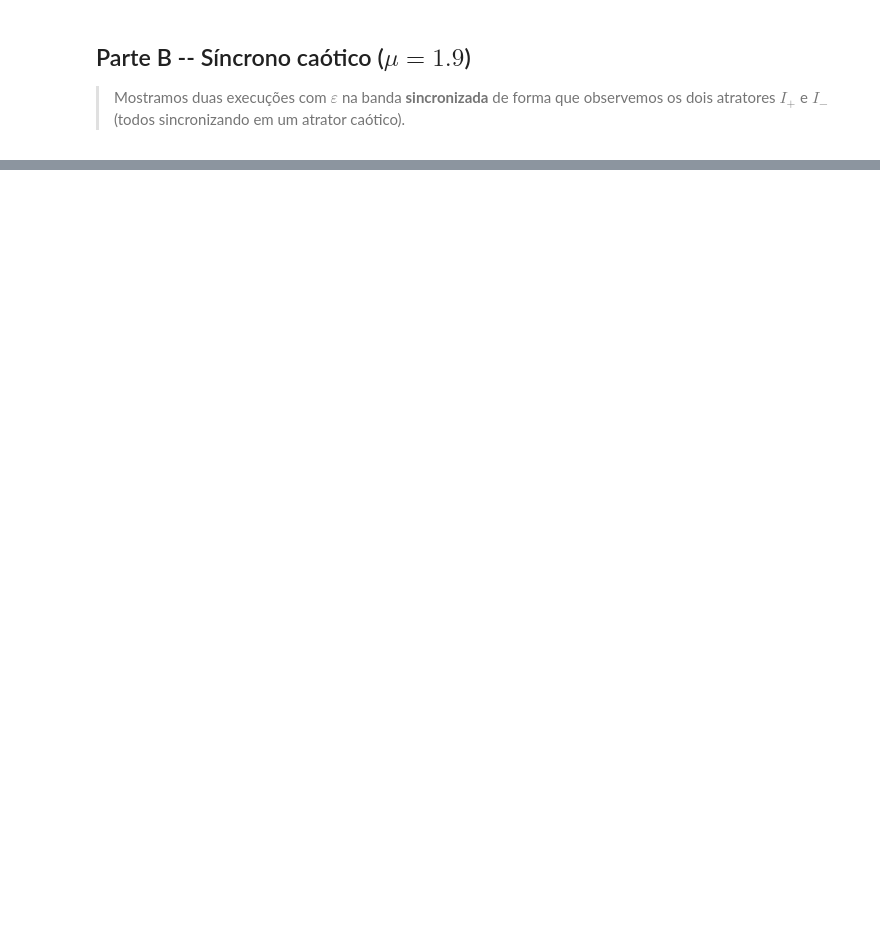
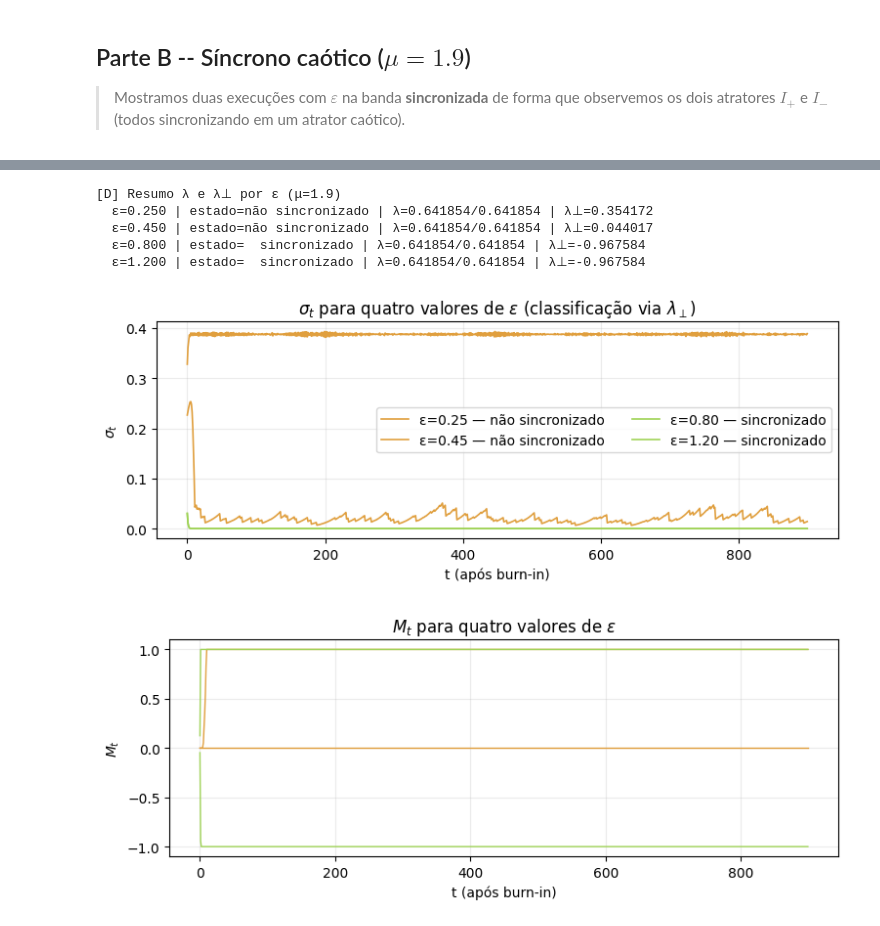
Before and after one commit to IgorStellet/Projeto_Final_Python_na_Fisica, a Jupyter notebook: notebooks/01_um_mapa_explorer.ipynb, the cells around one changed output, grey strips where cells are left out. Cells and saved outputs as stored; diff of their text form; code cells hidden in the pictures; blank space fills up the shorter version.

```diff
--- a/notebooks/01_um_mapa_explorer.ipynb
+++ b/notebooks/01_um_mapa_explorer.ipynb
@@ -208,0 +332,64 @@ plt.show #plt.close(fig)
+# %%
+# ===== Parte D  =====
+MU = MU_MAIN  # 1.9
+# 4 eps que cobrem: não sinc. (<<0.473), perto da borda (<0.473), sinc. caótico (dentro da banda)
+EPS_LIST_C = [0.25, 0.45, 0.80, 1.20]   # você pode ajustar depois; a classificação abaixo é automática
+N = 1024
+T_BURN, T_MEAS = 1, 900
+
+def classify_by_lambda_perp(mu, eps):
+    lam_teo = math.log(abs(mu))
+    lam_perp = math.log(abs(1.0 - eps)) + lam_teo
+    return ("sincronizado" if lam_perp < 0 else "não sincronizado"), lam_teo, lam_perp
+
+def compute_TS(mu, eps, N, T_burn, T_meas, seed=2025):
+    traj, sys = run_with_ic(mu=mu, eps=eps, N=N, init="half_half",
+                            T_burn=T_burn, T_meas=T_meas, seed=seed)
+    sigmas = np.std(traj, axis=1)
+    Ms = np.apply_along_axis(lambda x: magnetization(x), 1, traj)
+    return traj, sigmas, Ms
+
+# roda e coleta
+resC = []
+for eps in EPS_LIST_C:
+    traj, sigmas, Ms = compute_TS(MU, eps, N, T_BURN, T_MEAS, seed=2025+int(1000*eps))
+    state, lam_teo, lam_perp = classify_by_lambda_perp(MU, eps)
+    # λ_est: basta estimar uma única vez (vale para todos ε)
+    lam_est = estimate_lambda_local(traj[:, 0], MU)
+    resC.append({
+        "eps": eps, "traj": traj, "sigmas": sigmas, "Ms": Ms,
+        "state": state, "lam_teo": lam_teo, "lam_est": lam_est, "lam_perp": lam_perp
+    })
+
+# imprime resumo de λ e λ⊥
+print("[D] Resumo λ e λ⊥ por ε (μ=1.9)")
+for r in resC:
+    print(f"  ε={r['eps']:.3f} | estado={r['state']:>14s} | λ={r['lam_teo']:.6f}/{r['lam_est']:.6f} | λ⊥={r['lam_perp']:.6f}")
+
+# plot σ_t para os 4 ε
+fig, ax = plt.subplots(figsize=(7.8, 3.2))
+for r in resC:
+    color = COL_SYNC_CHAOS if r["state"]=="sincronizado" else COL_NON_SYNC
+    ax.plot(r["sigmas"], lw=1.2, color=color, label=f"ε={r['eps']:.2f} — {r['state']}")
+ax.set_xlabel("t (após burn-in)"); ax.set_ylabel(r"$\sigma_t$")
+ax.set_title(r"$\sigma_t$ para quatro valores de $\varepsilon$ (classificação via $\lambda_\perp$)")
+ax.grid(alpha=0.25); ax.legend(loc="best", ncol=2, frameon=True)
+fig.tight_layout(); fig.savefig(FIGS/"C_sigma_t_quatro_eps.png", dpi=180); plt.show()
+
+# plot M_t para os 4 ε
+fig, ax = plt.subplots(figsize=(7.8, 3.2))
+for r in resC:
+    color = COL_SYNC_CHAOS if r["state"]=="sincronizado" else COL_NON_SYNC
+    ax.plot(r["Ms"], lw=1.0, color=color, label=f"ε={r['eps']:.2f} — {r['state']}")
+ax.set_xlabel("t (após burn-in)"); ax.set_ylabel(r"$M_t$")
+ax.set_title(r"$M_t$ para quatro valores de $\varepsilon$")
+ax.grid(alpha=0.25); #ax.legend(loc="best", ncol=2, frameon=True)
+fig.tight_layout(); fig.savefig(FIGS/"C_M_t_quatro_eps.png", dpi=180); plt.show()
+# %% [output]
+[D] Resumo λ e λ⊥ por ε (μ=1.9)
+  ε=0.250 | estado=não sincronizado | λ=0.641854/0.641854 | λ⊥=0.354172
+  ε=0.450 | estado=não sincronizado | λ=0.641854/0.641854 | λ⊥=0.044017
+  ε=0.800 | estado=  sincronizado | λ=0.641854/0.641854 | λ⊥=-0.967584
+  ε=1.200 | estado=  sincronizado | λ=0.641854/0.641854 | λ⊥=-0.967584
+[figure, added]
+[figure, added]
```
Also changed, not shown: parts of 18 cells of this notebook, 17 other files.
